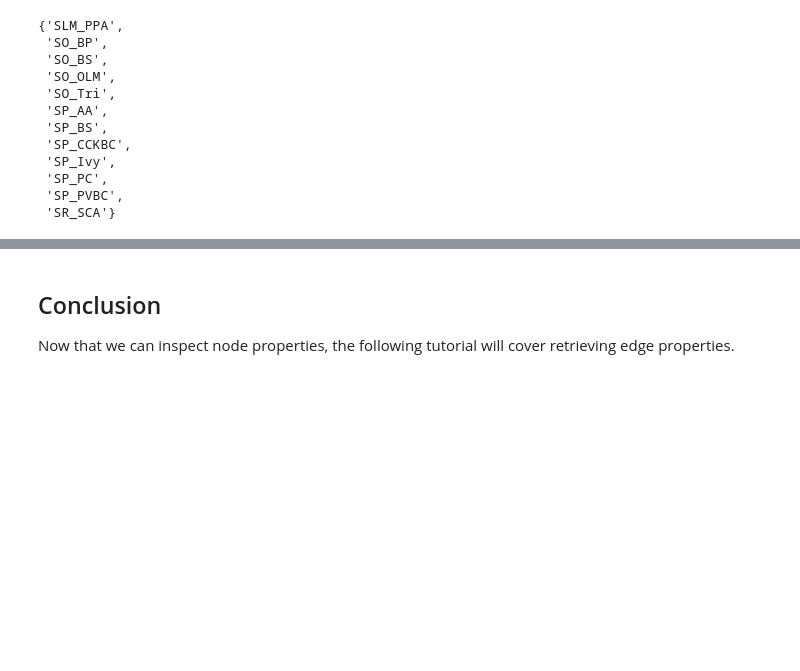
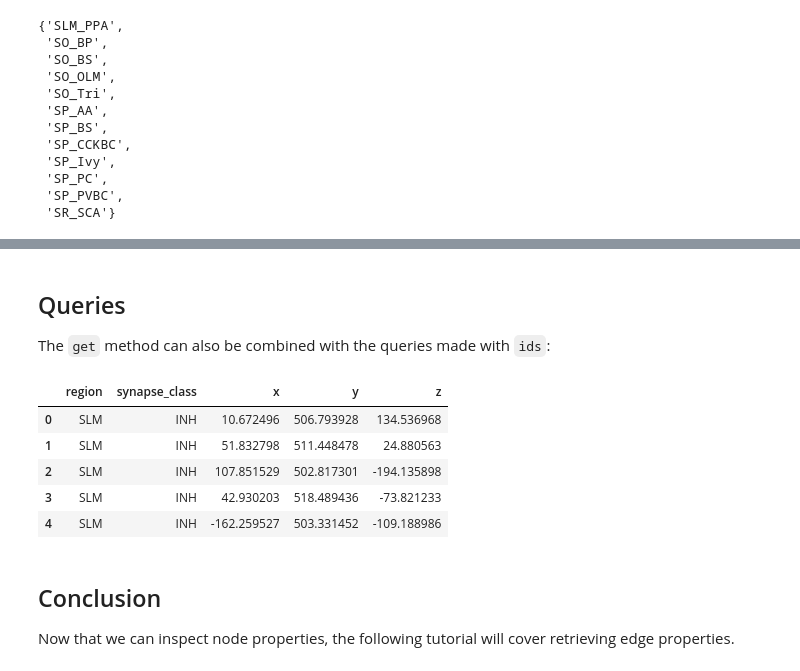
Before and after one commit to BlueBrain/snap, a Jupyter notebook: doc/source/notebooks/03_node_properties.ipynb, the cells around one changed output, grey strips where cells are left out. Cells and saved outputs as stored; diff of their text form; code cells hidden in the pictures; blank space fills up the shorter version.

```diff
--- a/doc/source/notebooks/03_node_properties.ipynb
+++ b/doc/source/notebooks/03_node_properties.ipynb
@@ -184,3 +212,16 @@ node_population.property_values("mtype")
+# %% [markdown]
+## Queries
+The `get` method can also be combined with the queries made with `ids`:
+# %%
+slm_ids = node_population.ids({'region': 'SLM'})
+node_population.get(slm_ids, properties=['region', 'synapse_class', 'x', 'y', 'z']).head()
+# %% [output]
+|  | region | synapse_class | x | y | z |
+| 0 | SLM | INH | 10.672496 | 506.793928 | 134.536968 |
+| 1 | SLM | INH | 51.832798 | 511.448478 | 24.880563 |
+| 2 | SLM | INH | 107.851529 | 502.817301 | -194.135898 |
+| 3 | SLM | INH | 42.930203 | 518.489436 | -73.821233 |
+| 4 | SLM | INH | -162.259527 | 503.331452 | -109.188986 |
 # %% [markdown]
 ## Conclusion
 Now that we can inspect node properties, the following tutorial will cover retrieving edge properties.
```
Also changed, not shown: parts of 5 cells of this notebook, 6 other files.
